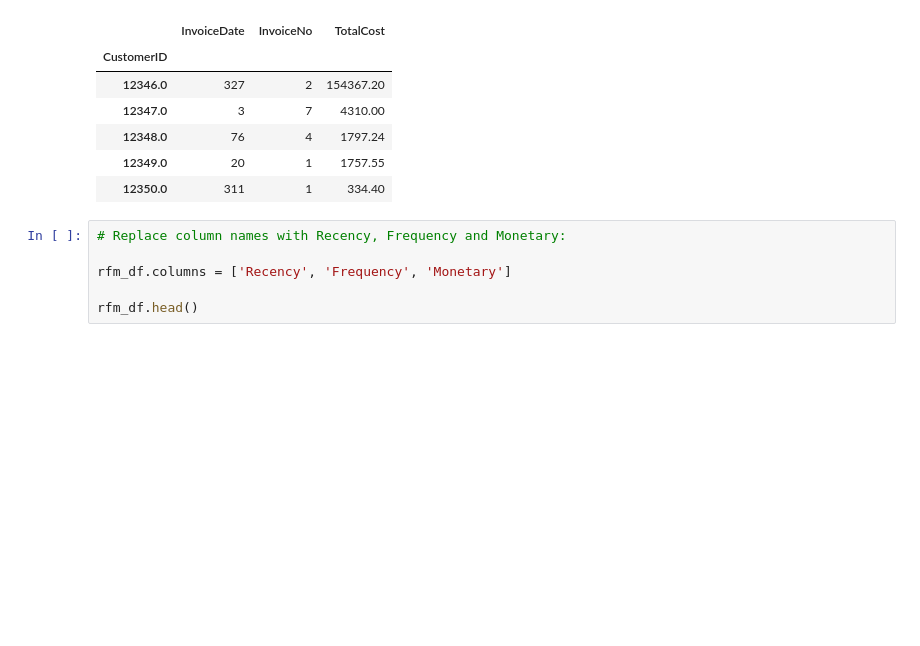
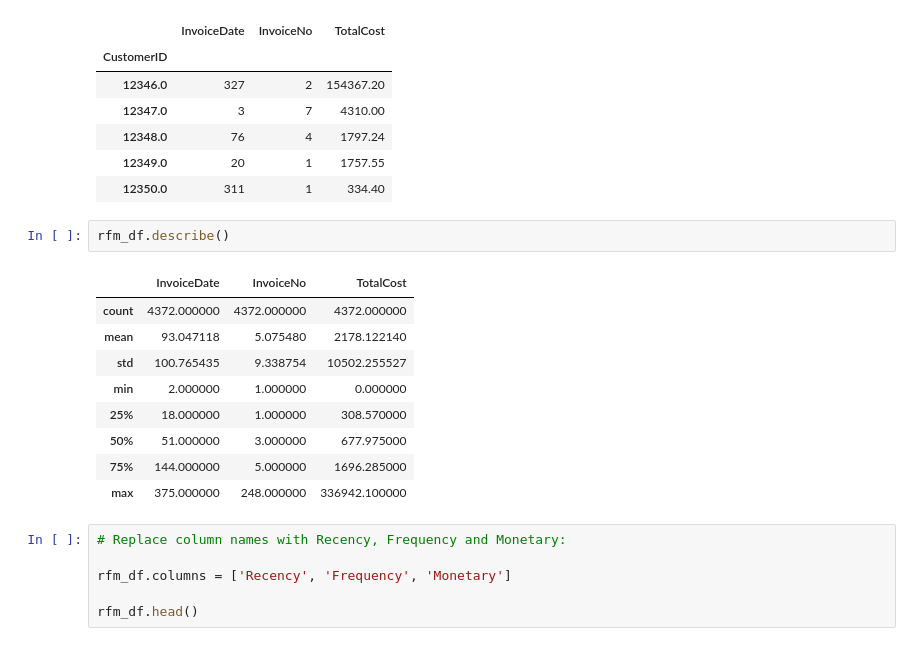
Before and after one commit to sushily1997/Project_1, a Jupyter notebook: Capstone_Project_1_Propensity_Model.ipynb, the cells around one changed output. Cells and saved outputs as stored; diff of their text form; blank space fills up the shorter version.

```diff
--- a/Capstone_Project_1_Propensity_Model.ipynb
+++ b/Capstone_Project_1_Propensity_Model.ipynb
@@ -691,6 +691,18 @@ rfm_df.head()
 | 12348.0 | 76 | 4 | 1797.24 |
 | 12349.0 | 20 | 1 | 1757.55 |
 | 12350.0 | 311 | 1 | 334.40 |
+# %%
+rfm_df.describe()
+# %% [output]
+|  | InvoiceDate | InvoiceNo | TotalCost |
+| count | 4372.000000 | 4372.000000 | 4372.000000 |
+| mean | 93.047118 | 5.075480 | 2178.122140 |
+| std | 100.765435 | 9.338754 | 10502.255527 |
+| min | 2.000000 | 1.000000 | 0.000000 |
+| 25% | 18.000000 | 1.000000 | 308.570000 |
+| 50% | 51.000000 | 3.000000 | 677.975000 |
+| 75% | 144.000000 | 5.000000 | 1696.285000 |
+| max | 375.000000 | 248.000000 | 336942.100000 |
 # %%
 # Replace column names with Recency, Frequency and Monetary:
 
```
Also changed, not shown: parts of 1 cell of this notebook.
